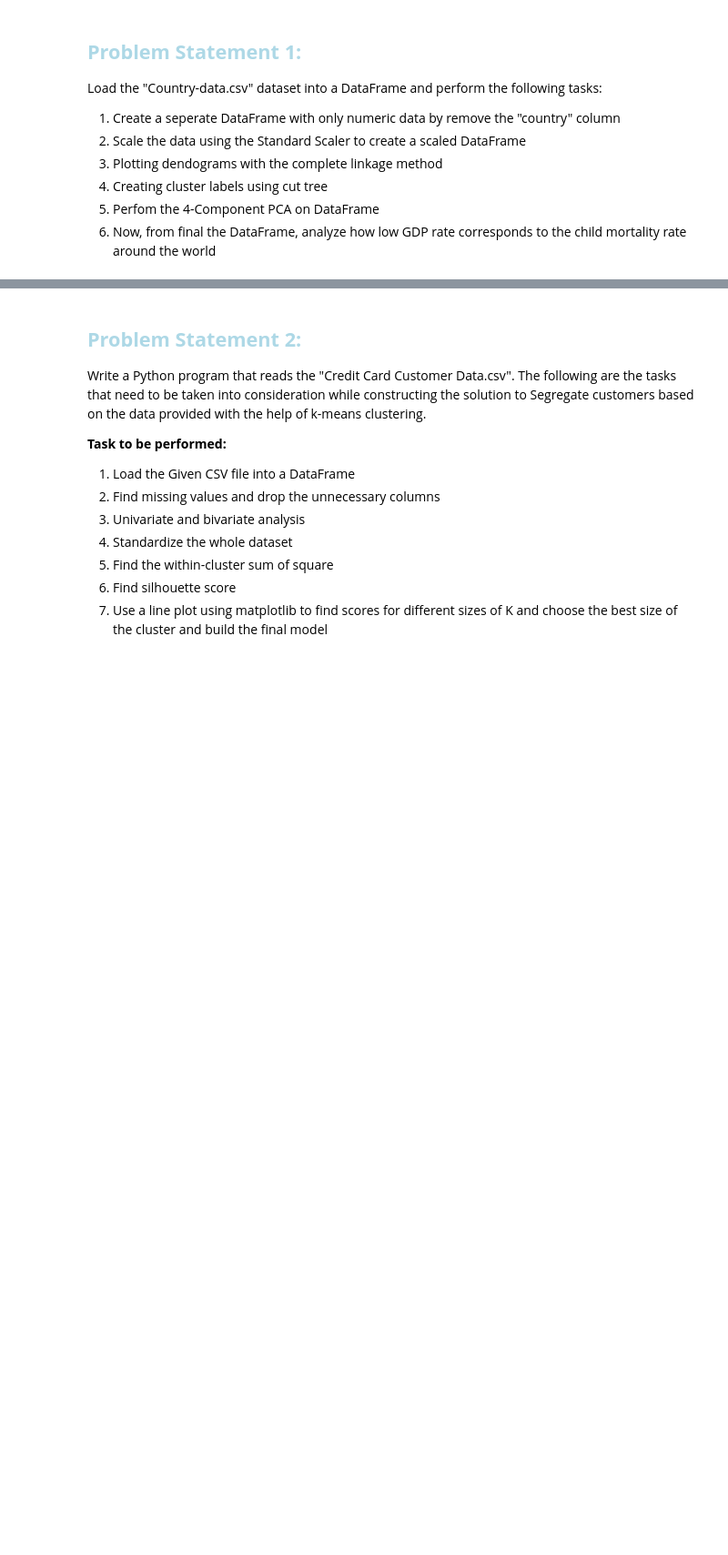
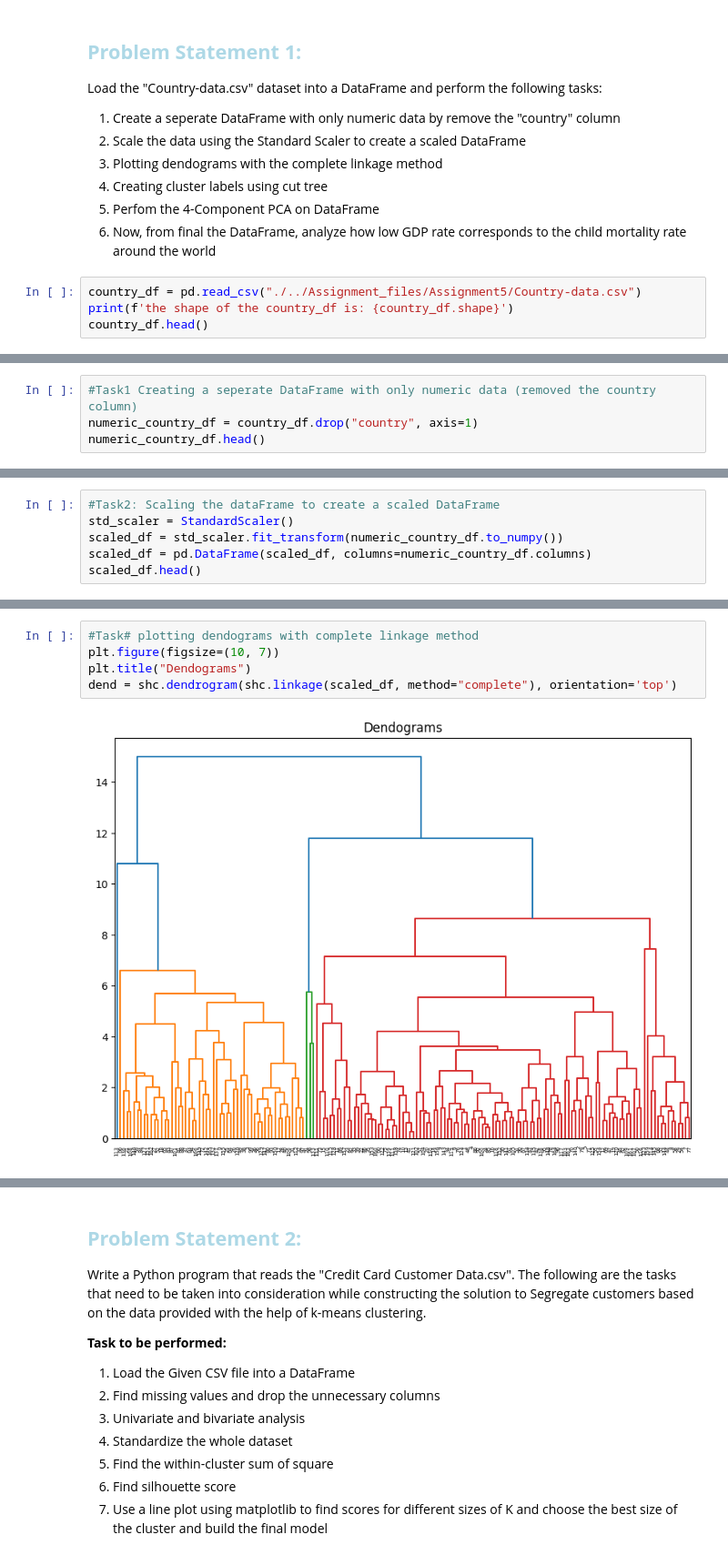
Before and after one commit to ekefan/ml_projects_for_edureka_internship, a Jupyter notebook: Unsupervised-Machine-Learning-Assignment5.ipynb, the cells around one changed output, grey strips where cells are left out. Shown at 91% size. Drawn from its saved outputs; the diff is of its cells as text; blank space fills up the shorter version.

Commit message:
finishing the unsurpervised learning assignment

```diff
--- a/Unsupervised-Machine-Learning-Assignment5.ipynb
+++ b/Unsupervised-Machine-Learning-Assignment5.ipynb
@@ -28,3 +35,7 @@ Load the "Country-data.csv" dataset into a DataFrame and perform the following t
 4. Creating cluster labels using cut tree
 5. Perfom the 4-Component PCA on DataFrame
 6. Now, from final the DataFrame, analyze how low GDP rate corresponds to the child mortality rate around the world
+# %%
+country_df = pd.read_csv("./../Assignment_files/Assignment5/Country-data.csv")
+print(f'the shape of the country_df is: {country_df.shape}')
+country_df.head()
@@ -30,0 +50,4 @@ Load the "Country-data.csv" dataset into a DataFrame and perform the following t
+# %%
+#Task1 Creating a seperate DataFrame with only numeric data (removed the country column)
+numeric_country_df = country_df.drop("country", axis=1)
+numeric_country_df.head()
@@ -30,0 +61,6 @@ Load the "Country-data.csv" dataset into a DataFrame and perform the following t
+# %%
+#Task2: Scaling the dataFrame to create a scaled DataFrame
+std_scaler = StandardScaler()
+scaled_df = std_scaler.fit_transform(numeric_country_df.to_numpy())
+scaled_df = pd.DataFrame(scaled_df, columns=numeric_country_df.columns)
+scaled_df.head()
@@ -30,0 +74,7 @@ Load the "Country-data.csv" dataset into a DataFrame and perform the following t
+# %%
+#Task# plotting dendograms with complete linkage method
+plt.figure(figsize=(10, 7))
+plt.title("Dendograms")
+dend = shc.dendrogram(shc.linkage(scaled_df, method="complete"), orientation='top')
+# %% [output]
+[figure, added]
```
Also changed, not shown: parts of 29 cells of this notebook.
